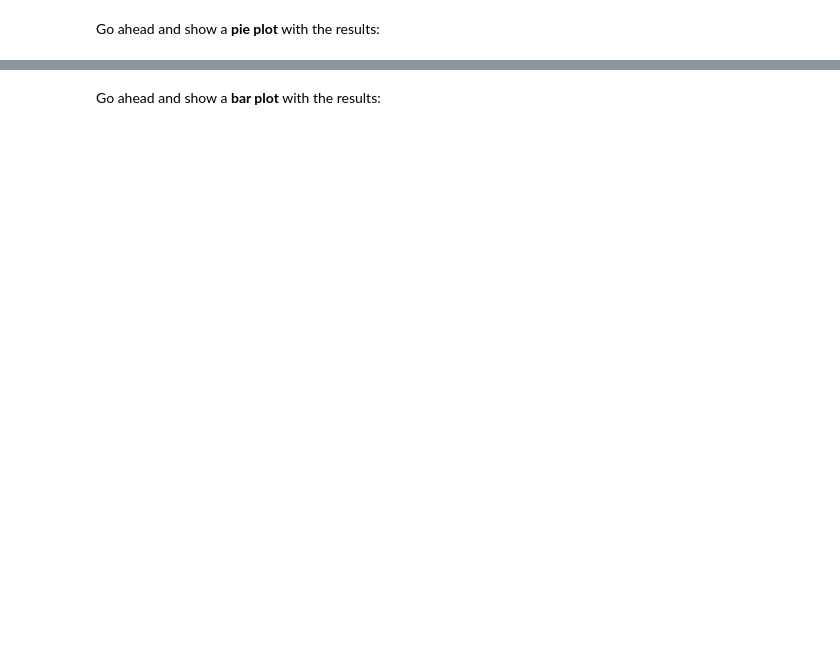
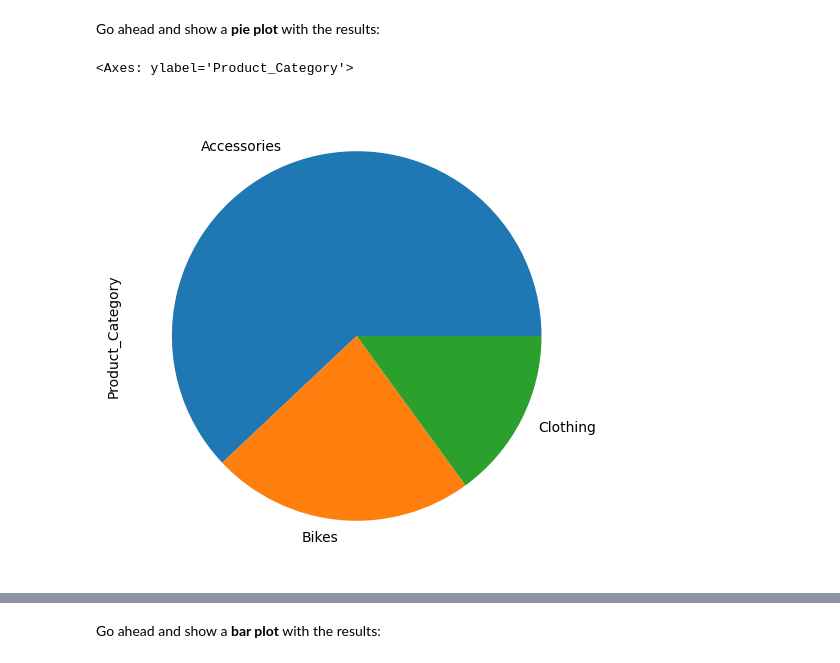
Before and after one commit to Muaadahmed/FreeCodeCamp-Pandas-Real-Life-Example, a Jupyter notebook: Exercises_1.ipynb, the cells around one changed output, grey strips where cells are left out. Saved outputs shown, nothing was run; the diff lists cells and outputs as text; code cells hidden in the pictures; blank space fills up the shorter version.

```diff
--- a/Exercises_1.ipynb
+++ b/Exercises_1.ipynb
@@ -309,3 +302,4 @@ france_states.plot(kind='bar', figsize=(14,6))
 ### How many sales were made per category?
 # %%
 # your code goes here
+category_sales = sales['Product_Category'].value_counts()
@@ -315,3 +307,7 @@ sales['Product_Category'].value_counts()
 Go ahead and show a <b>pie plot</b> with the results:
 # %%
 # your code goes here
+category_sales.plot(kind='pie', figsize=(6,6))
+# %% [output]
+<Axes: ylabel='Product_Category'>
+[figure, added]
```
Also changed, not shown: parts of 72 cells of this notebook.
